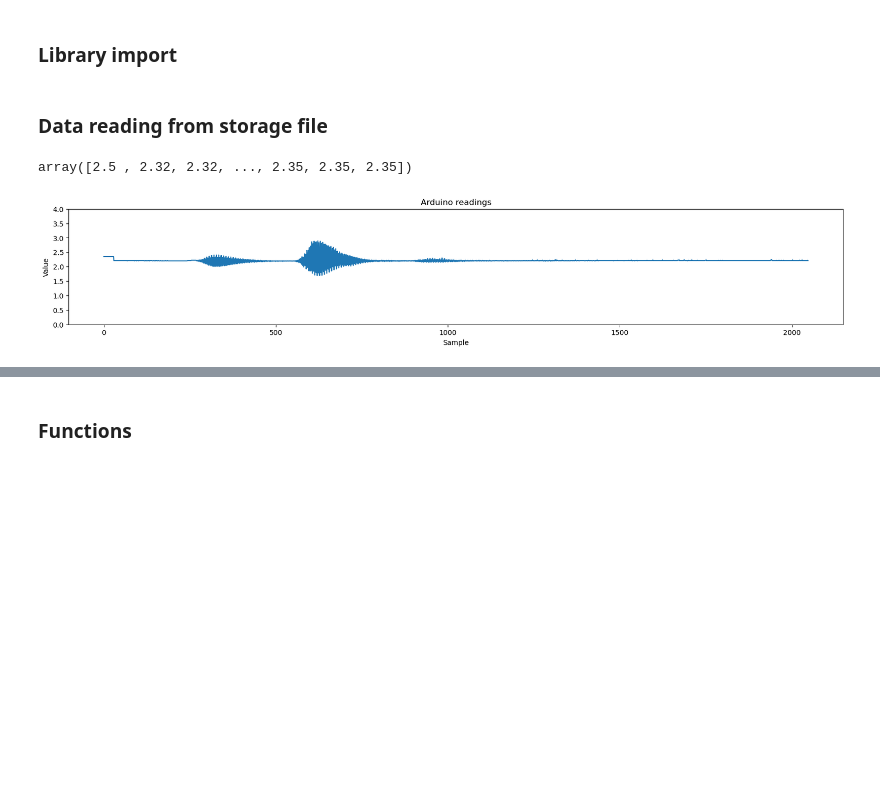
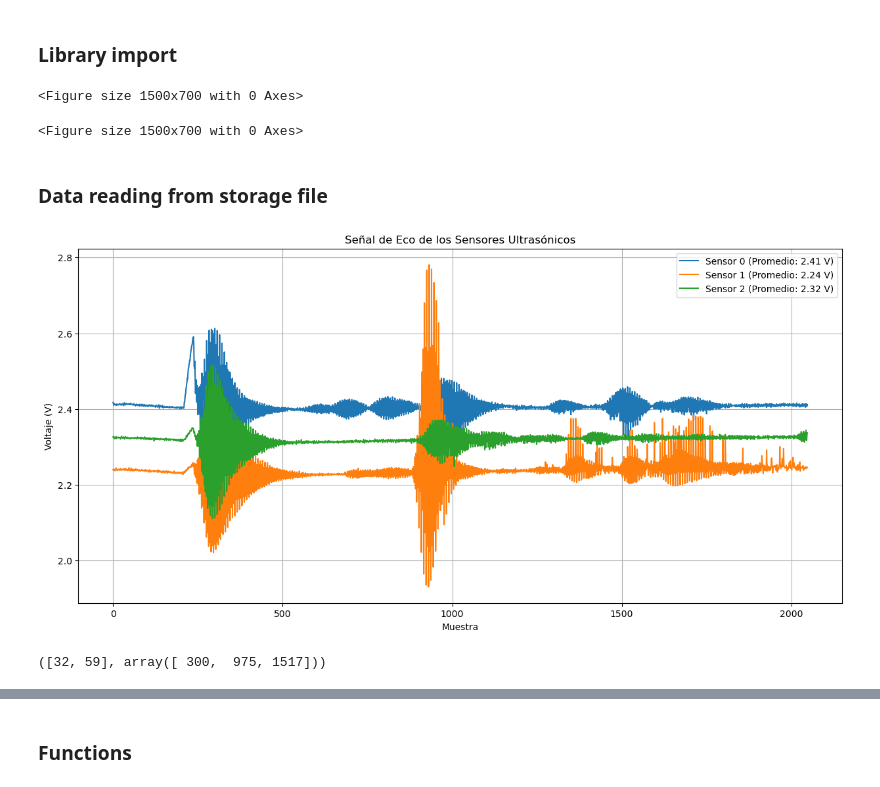
Before and after one commit to Juanpmartinez180/Data-Science-Projects, a Jupyter notebook: ultrasonic_radar/arduino/data_processing.ipynb, the cells around one changed output, grey strips where cells are left out. Cells and saved outputs as stored; diff of their text form; code cells hidden in the pictures; blank space fills up the shorter version.

```diff
--- a/ultrasonic_radar/arduino/data_processing.ipynb
+++ b/ultrasonic_radar/arduino/data_processing.ipynb
@@ -24,29 +24,29 @@ from matplotlib.pyplot import figure
 
 from scipy.signal import hilbert, find_peaks, savgol_filter
 
-plt.rcParams["figure.figsize"] = (20,3)
+plt.figure(figsize=(15, 7))
+# %% [output]
+<Figure size 1500x700 with 0 Axes>
+<Figure size 1500x700 with 0 Axes>
 # %% [markdown]
 ### Data reading from storage file
-# %%
-df.to_numpy().astype(float)[1]
-# %% [output]
-array([2.5 , 2.32, 2.32, ..., 2.35, 2.35, 2.35])
 # %%
-df = pd.read_csv('captured_data/multisensor_data/sample_2025-09-20_14:35:42.csv', header=None, dtype={'Voltages': str}) #read csv file
-df = df.replace('\r\n', '', regex = True)
-#df.drop(df[df[0].astype(str).str.len() != 4].index, inplace=True)
-#df.drop(df[df[0] == ''].index, inplace=True)
+df = pd.read_csv('captured_data/multisensor_data/sample_2025-09-24_20:01:35.csv', header=None, dtype={'Voltages': str}) #read csv file
+df = df.replace('\r\n', '', regex = True).drop(0)
 
-x = df.to_numpy().astype(float)[2]
-y = np.arange(0, len(x))
+plt.figure(figsize=(15, 7))
 
-plt.plot(y, x)
-plt.title('Arduino readings')
-plt.ylim([0, 4])
-#plt.xlim([0,2048])
-plt.xlabel('Sample')
-plt.ylabel('Value')
+for j in range(df.shape[0]):
+    # Graficamos ignorando los primeros 100 puntos, como en tu código original
+    # Usamos np.nanmean() para calcular el promedio ignorando posibles datos faltantes (NaN)
+    sensor_data = df.to_numpy().astype(float)[j]
+    plt.plot(sensor_data, label=f'Sensor {j} (Promedio: {np.nanmean(sensor_data):.2f} V)')
 
+plt.title("Señal de Eco de los Sensores Ultrasónicos")
+plt.xlabel("Muestra")
+plt.ylabel("Voltaje (V)")
+plt.grid(True)
+plt.legend()
 plt.show()
 # %% [output]
-[figure, old version]
+[figure, new version]
@@ -53 +96,5 @@ plt.show()
+# %%
+output_dimention_pulses(df.to_numpy().astype(float)[0], threshold = 0.1)
+# %% [output]
+([32, 59], array([ 300,  975, 1517]))
 # %%
```
Also changed, not shown: parts of 5 cells of this notebook, 2 other files.
